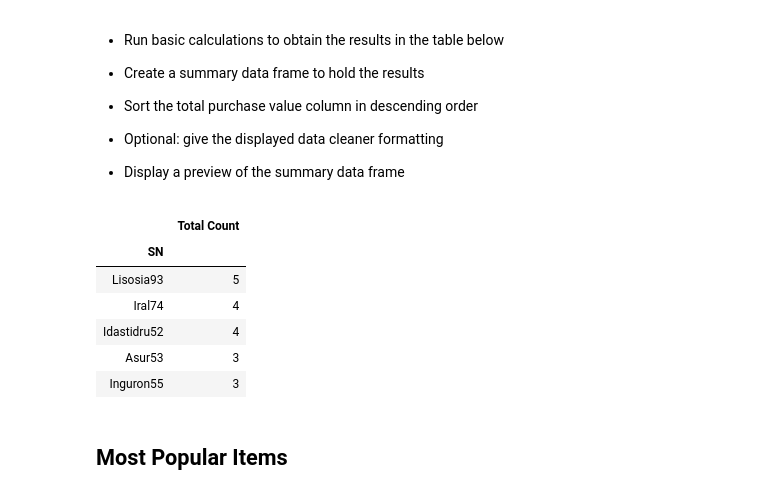
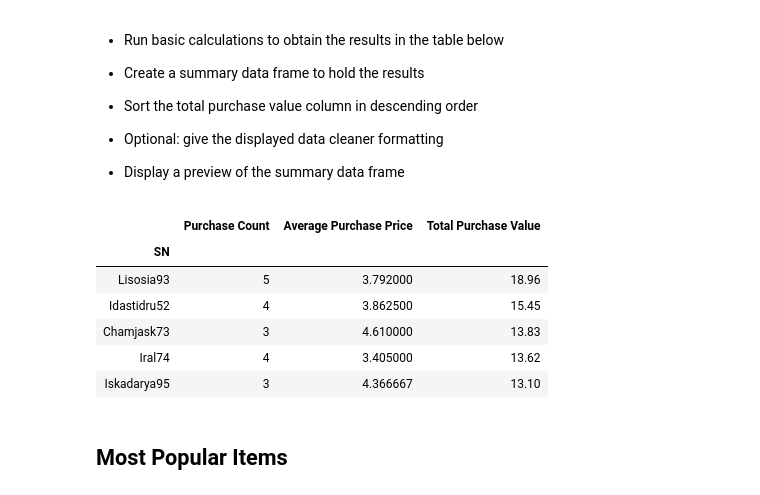
Before and after one commit to Mwrightvet/pandas-challenge, a Jupyter notebook: HeroesOfPymoli/main.ipynb, the cells around one changed output. Cells and saved outputs as stored; diff of their text form; code cells hidden in the pictures.

```diff
--- a/HeroesOfPymoli/main.ipynb
+++ b/HeroesOfPymoli/main.ipynb
@@ -366,23 +365,38 @@ age_analysis
 
 
 * Display a preview of the summary data frame
-# %%
-#group the persons by SN while adding the price they paid
-#we want to the group to be by player name and to aggregate the price and to count the prices up
-#see https://www.shanelynn.ie/summarising-aggregation-and-grouping-data-in-python-pandas/
-grouped_by_player = purchases_df.groupby('SN').agg({'Price': ['count']})
-#Then we want to give the column label of Total count to the DataFrame.
-grouped_by_player.columns = ['Total Count']
-#it's going to be sort_values for sorting google sort_values~!
-grouped_by_player.sort_values('Total Count', ascending=False).head()
-# %% [output]
-|  | Total Count |
-| SN |  |
-| Lisosia93 | 5 |
-| Iral74 | 4 |
-| Idastidru52 | 4 |
-| Asur53 | 3 |
-| Inguron55 | 3 |
+# %%
+# Create a dataframe for the Top Spenders grouped by player name
+ts_by_players = purchases_df.groupby(["SN"])
+#Find the total purchase count
+ts_purchase_count = ts_by_players["Item ID"].count()
+#Find the Total Value of purchses by adding the price columns
+ts_purchase_totalvalue = ts_by_players["Price"].sum()
+#Find the average each player spent by dividing the total they spent by the total purchases
+ts_avg_purchase = (ts_purchase_totalvalue / ts_purchase_count)
+
+# Build the summary dataframe
+ts_summary = pd.DataFrame({"Purchase Count": ts_purchase_count,
+                         "Average Purchase Price": ts_avg_purchase,
+                         "Total Purchase Value": ts_purchase_totalvalue})
+#To get it in descending order, you have to write ascending=false
+#https://pandas.pydata.org/pandas-docs/stable/reference/api/pandas.DataFrame.sort_values.html
+
+ts_summary = ts_summary.sort_values("Total Purchase Value", ascending=False)
+ts_summary["Average Purchase Price"] = ts_summary["Average Purchase Price"]
+ts_summary["Total Purchase Value"] = ts_summary["Total Purchase Value"]
+ts_summary = ts_summary[["Purchase Count", "Average Purchase Price", "Total Purchase Value"]]
+
+ts_summary.head()
+#If there's time, come back to this to add the .map("${:.2f}".format to each
+# %% [output]
+|  | Purchase Count | Average Purchase Price | Total Purchase Value |
+| SN |  |  |  |
+| Lisosia93 | 5 | 3.792000 | 18.96 |
+| Idastidru52 | 4 | 3.862500 | 15.45 |
+| Chamjask73 | 3 | 4.610000 | 13.83 |
+| Iral74 | 4 | 3.405000 | 13.62 |
+| Iskadarya95 | 3 | 4.366667 | 13.10 |
 # %% [markdown]
 ## Most Popular Items
 # %% [markdown]
```
Also changed, not shown: parts of 18 cells of this notebook.
